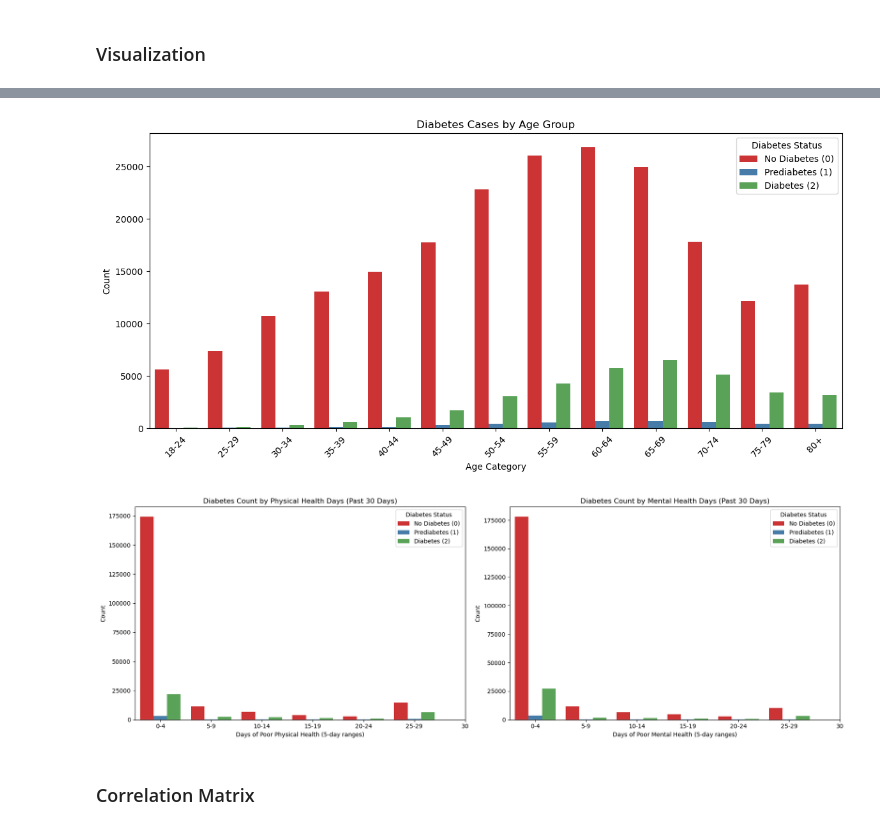
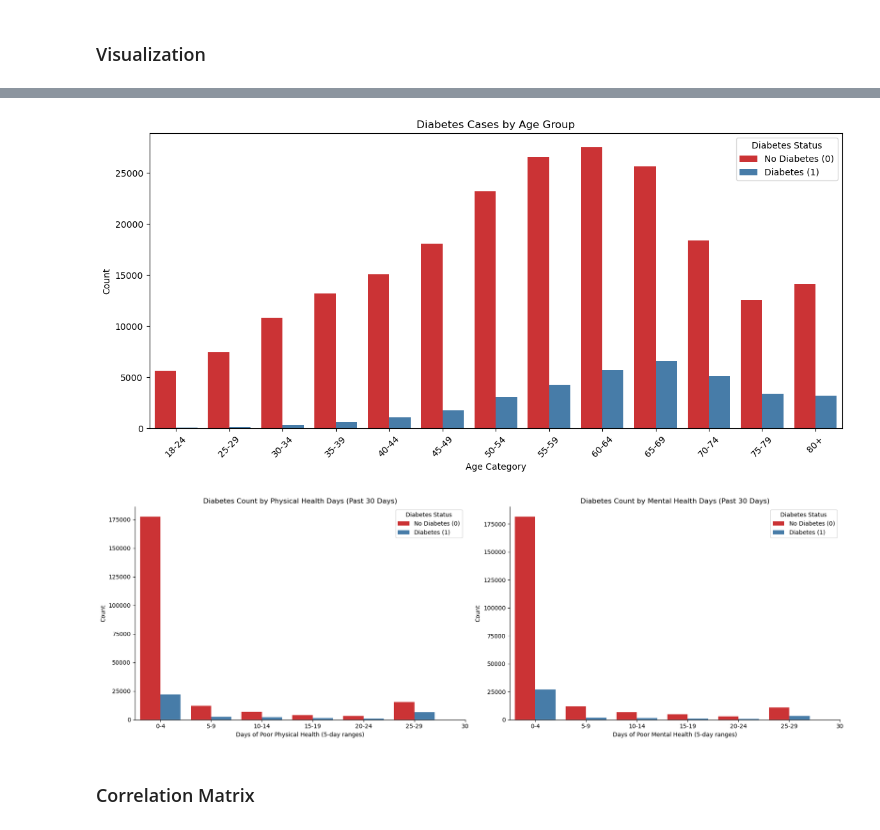
Before and after one commit to YaraHisham61/ML-project, a Jupyter notebook: visualization.ipynb, the cells around one changed output, grey strips where cells are left out. Saved outputs shown, nothing was run; the diff lists cells and outputs as text; code cells hidden in the pictures.

```diff
--- a/visualization.ipynb
+++ b/visualization.ipynb
@@ -6,6 +6,6 @@ import matplotlib.pyplot as plt
 import seaborn as sns
 from sklearn.preprocessing import LabelEncoder
 # %%
-diabetes  = pd.read_csv("diabetes_012_health_indicators_BRFSS2015.csv")
+diabetes  = pd.read_csv("diabetes_binary_health_indicators_BRFSS2015.csv")
 diabetes.head()
 # %% [output]
@@ -125,38 +134,32 @@ Name: Sex, dtype: int64
 # %%
 age_labels = {
     1: '18-24', 2: '25-29', 3: '30-34', 4: '35-39', 5: '40-44',
     6: '45-49', 7: '50-54', 8: '55-59', 9: '60-64', 10: '65-69',
     11: '70-74', 12: '75-79', 13: '80+'
 }
 
 plt.figure(figsize=(14, 6))
 sns.countplot(
     x='Age',
-    hue='Diabetes_012',
+    hue='Diabetes_binary',
     data=diabetes,
     palette='Set1'
 )
 plt.title('Diabetes Cases by Age Group')
 plt.xlabel('Age Category')
 plt.ylabel('Count')
-plt.legend(title='Diabetes Status', labels=['No Diabetes (0)', 'Prediabetes (1)', 'Diabetes (2)'])
+plt.legend(title='Diabetes Status', labels=['No Diabetes (0)', 'Diabetes (1)'])
 plt.xticks(ticks=range(13), labels=age_labels.values(), rotation=45)
 plt.show()
 # %% [output]
-[figure, old version]
+[figure, new version]
 # %%
-import numpy as np
-
 bins = np.arange(0, 31, 5)
 labels = [f"{i}-{i+4}" for i in bins[:-2]] + ['25-29', '30']
-
-# Create subplots
 fig, (ax1, ax2) = plt.subplots(1, 2, figsize=(18, 6))
-
-# Physical Health Plot
 sns.countplot(
     x=np.digitize(diabetes['PhysHlth'], bins=bins[:-1], right=False),
-    hue='Diabetes_012',
+    hue='Diabetes_binary',
     data=diabetes,
     palette='Set1',
     ax=ax1
@@ -168,13 +171,11 @@ ax1.set_xticks(range(len(labels)))
 ax1.set_xticklabels(labels)
 ax1.legend(
     title='Diabetes Status',
-    labels=['No Diabetes (0)', 'Prediabetes (1)', 'Diabetes (2)']
+    labels=['No Diabetes (0)',  'Diabetes (1)']
 )
-
-# Mental Health Plot
 sns.countplot(
     x=np.digitize(diabetes['MentHlth'], bins=bins[:-1], right=False),
-    hue='Diabetes_012',
+    hue='Diabetes_binary',
     data=diabetes,
     palette='Set1',
     ax=ax2
@@ -186,13 +187,14 @@ ax2.set_xticks(range(len(labels)))
 ax2.set_xticklabels(labels)
 ax2.legend(
     title='Diabetes Status',
-    labels=['No Diabetes (0)', 'Prediabetes (1)', 'Diabetes (2)']
+    labels=['No Diabetes (0)', 'Diabetes (1)']
 )
 
 plt.tight_layout()
+sns.despine()
 plt.show()
 # %% [output]
-[figure, old version]
+[figure, new version]
 # %% [markdown]
 ### Correlation Matrix
 # %%
```
Also changed, not shown: parts of 9 cells of this notebook, 12 other files.
